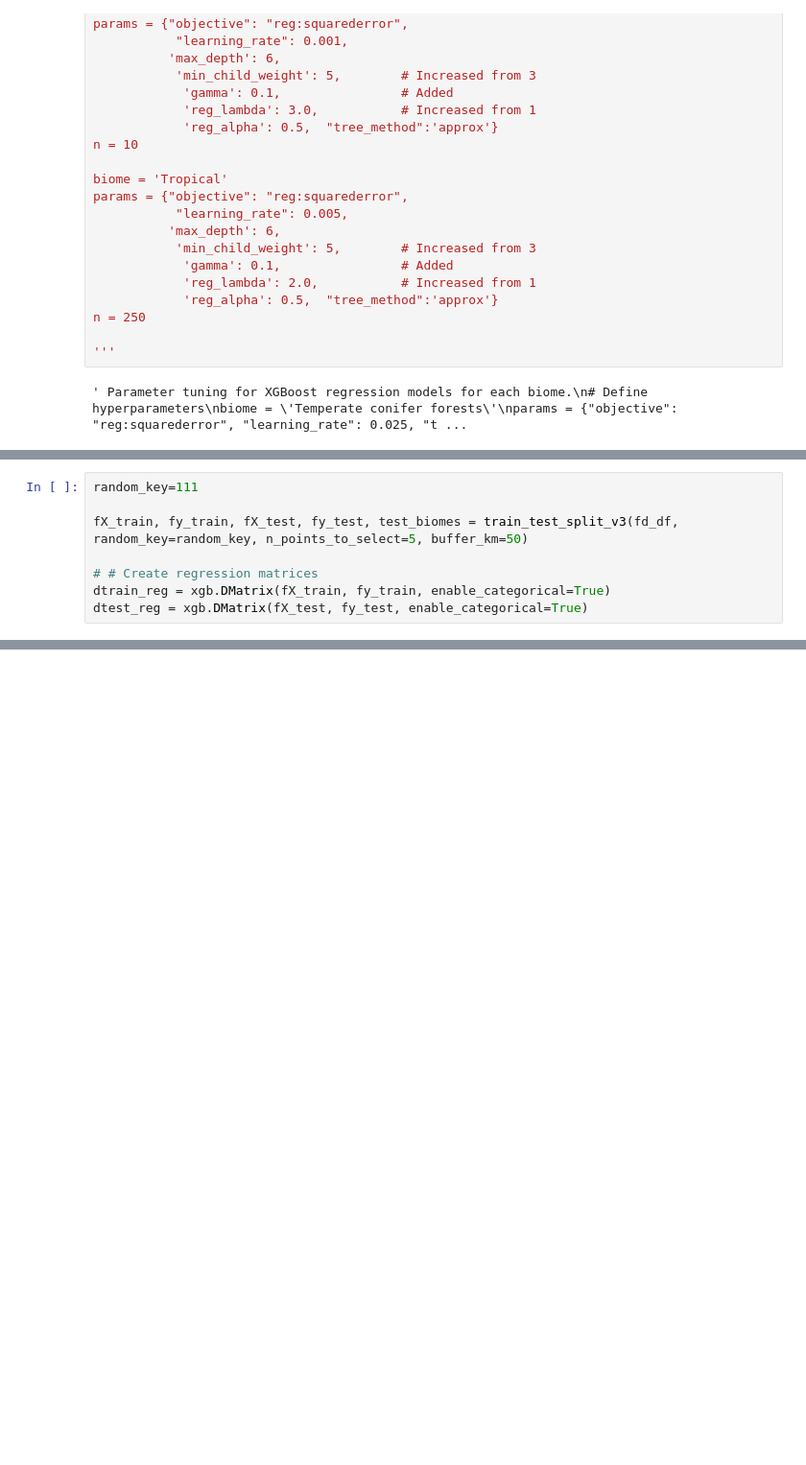
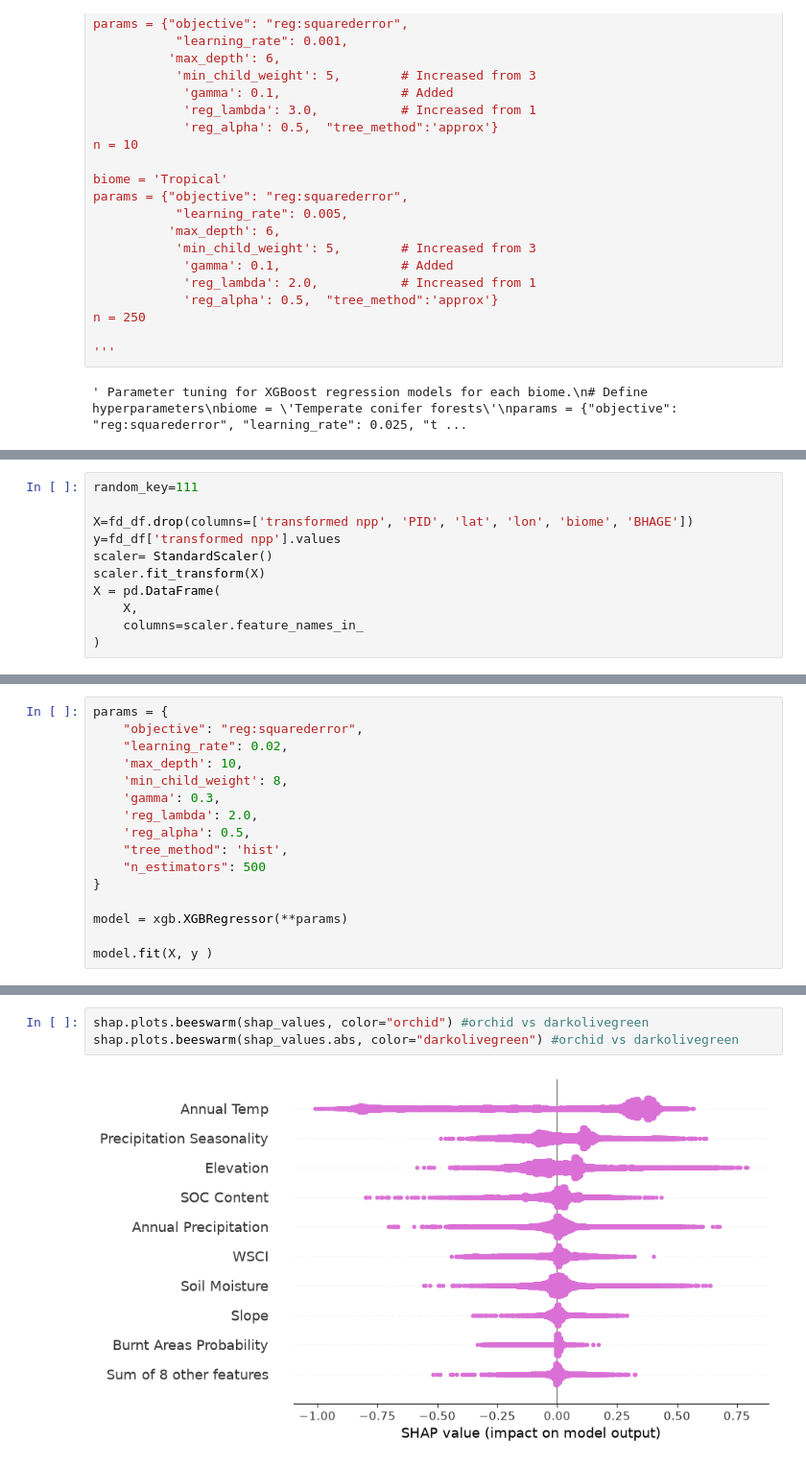
Before and after one commit to qiulinlx/FD_Stability, a Jupyter notebook: explainability.ipynb, the cells around one changed output, grey strips where cells are left out. Shown at 96% size. Saved outputs shown, nothing was run; the diff lists cells and outputs as text; blank space fills up the shorter version.

```diff
--- a/explainability.ipynb
+++ b/explainability.ipynb
@@ -604,8 +739,11 @@ def train_test_split_v3(df, random_key, n_points_to_select=5, buffer_km=100):
 # %%
 random_key=111
 
-fX_train, fy_train, fX_test, fy_test, test_biomes = train_test_split_v3(fd_df, random_key=random_key, n_points_to_select=5, buffer_km=50)
-
-# # Create regression matrices
-dtrain_reg = xgb.DMatrix(fX_train, fy_train, enable_categorical=True)
-dtest_reg = xgb.DMatrix(fX_test, fy_test, enable_categorical=True)
+X=fd_df.drop(columns=['transformed npp', 'PID', 'lat', 'lon', 'biome', 'BHAGE'])
+y=fd_df['transformed npp'].values
+scaler= StandardScaler()
+scaler.fit_transform(X)
+X = pd.DataFrame(
+    X,
+    columns=scaler.feature_names_in_
+)
@@ -762,0 +750,16 @@ Tropical                                    0.271    0.363    0.720    0.435
+# %%
+params = {
+    "objective": "reg:squarederror",
+    "learning_rate": 0.02,
+    'max_depth': 10,
+    'min_child_weight': 8,
+    'gamma': 0.3,
+    'reg_lambda': 2.0,
+    'reg_alpha': 0.5,
+    "tree_method": 'hist',
+    "n_estimators": 500
+}
+
+model = xgb.XGBRegressor(**params)
+
+model.fit(X, y )
@@ -762,0 +900,5 @@ Tropical                                    0.271    0.363    0.720    0.435
+# %%
+shap.plots.beeswarm(shap_values, color="orchid") #orchid vs darkolivegreen
+shap.plots.beeswarm(shap_values.abs, color="darkolivegreen") #orchid vs darkolivegreen
+# %% [output]
+[figure, added]
```
Also changed, not shown: parts of 33 cells of this notebook, 5 other files.
